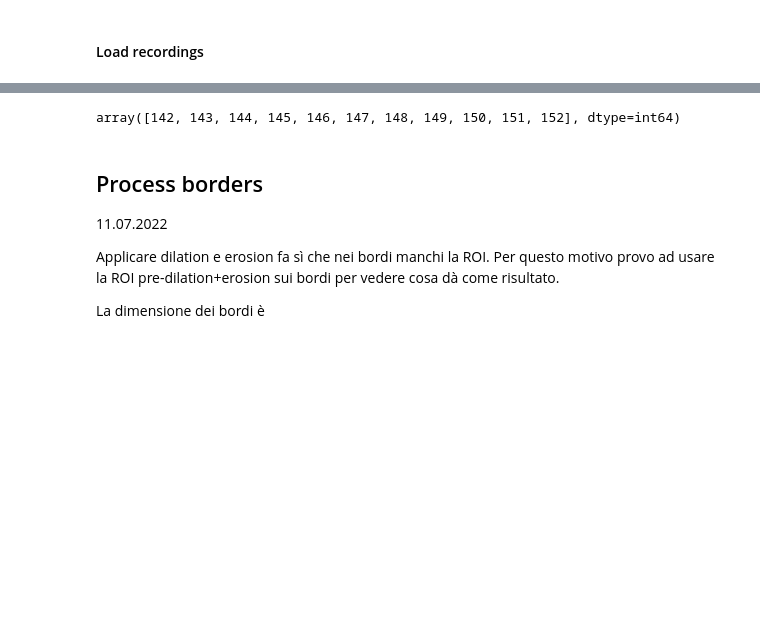
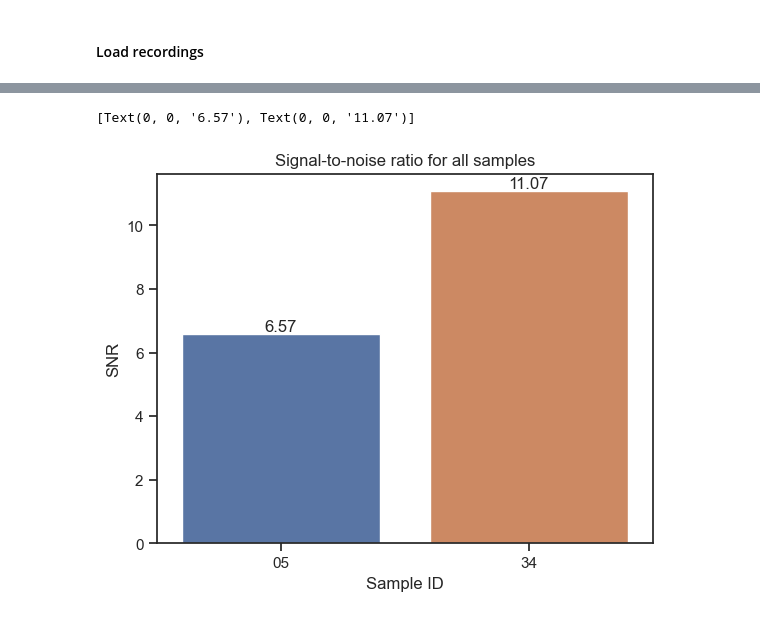
Before and after one commit to dottipr/sparks_project, a Jupyter notebook: notebooks/DATA PROCESSING compute SNR.ipynb, the cells around one changed output, grey strips where cells are left out. Drawn from its saved outputs; the diff is of its cells as text; code cells hidden in the pictures; blank space fills up the shorter version.

```diff
--- a/notebooks/DATA PROCESSING compute SNR.ipynb
+++ b/notebooks/DATA PROCESSING compute SNR.ipynb
@@ -40,7 +42,7 @@ logger = logging.getLogger(__name__)
 # %%
 # list of all movie IDs in test set
-sample_ids = ["05", "10", "15", "20", "25", "32", "34", "40", "45"]
-# sample_ids = ["05", "34"]
+# sample_ids = ["05", "10", "15", "20", "25", "32", "34", "40", "45"]
+sample_ids = ["05", "34"]
 
 relative_path = "../data/sparks_dataset"
 dataset_path = os.path.realpath(f"{relative_path}")
@@ -466,14 +116,0 @@ WARNING: QWindowsWindow::setGeometry: Unable to set geometry 1090x683+3+37 on QW
-# %%
-# get frames of an event
-n_event = 14539191
-np.unique(np.where(spark_events_mask == n_event)[0])
-# %% [output]
-array([142, 143, 144, 145, 146, 147, 148, 149, 150, 151, 152], dtype=int64)
-# %% [markdown]
-## Process borders
-
-11.07.2022
-
-Applicare dilation e erosion fa sì che nei bordi manchi la ROI. Per questo motivo provo ad usare la ROI pre-dilation+erosion sui bordi per vedere cosa dà come risultato.
-
-La dimensione dei bordi è
@@ -553,0 +117,11 @@ La dimensione dei bordi è
+# %%
+# plot snr for all samples using seaborn
+sns.set_theme(style="ticks")
+ax = sns.barplot(x=list(snr.keys()), y=list(snr.values()))
+ax.set_title("Signal-to-noise ratio for all samples")
+ax.set_xlabel("Sample ID")
+ax.set_ylabel("SNR")
+ax.bar_label(ax.containers[0], fmt="%.2f")
+# %% [output]
+[Text(0, 0, '6.57'), Text(0, 0, '11.07')]
+[figure, added]
```
Also changed, not shown: parts of 66 cells of this notebook, 1 other file.
